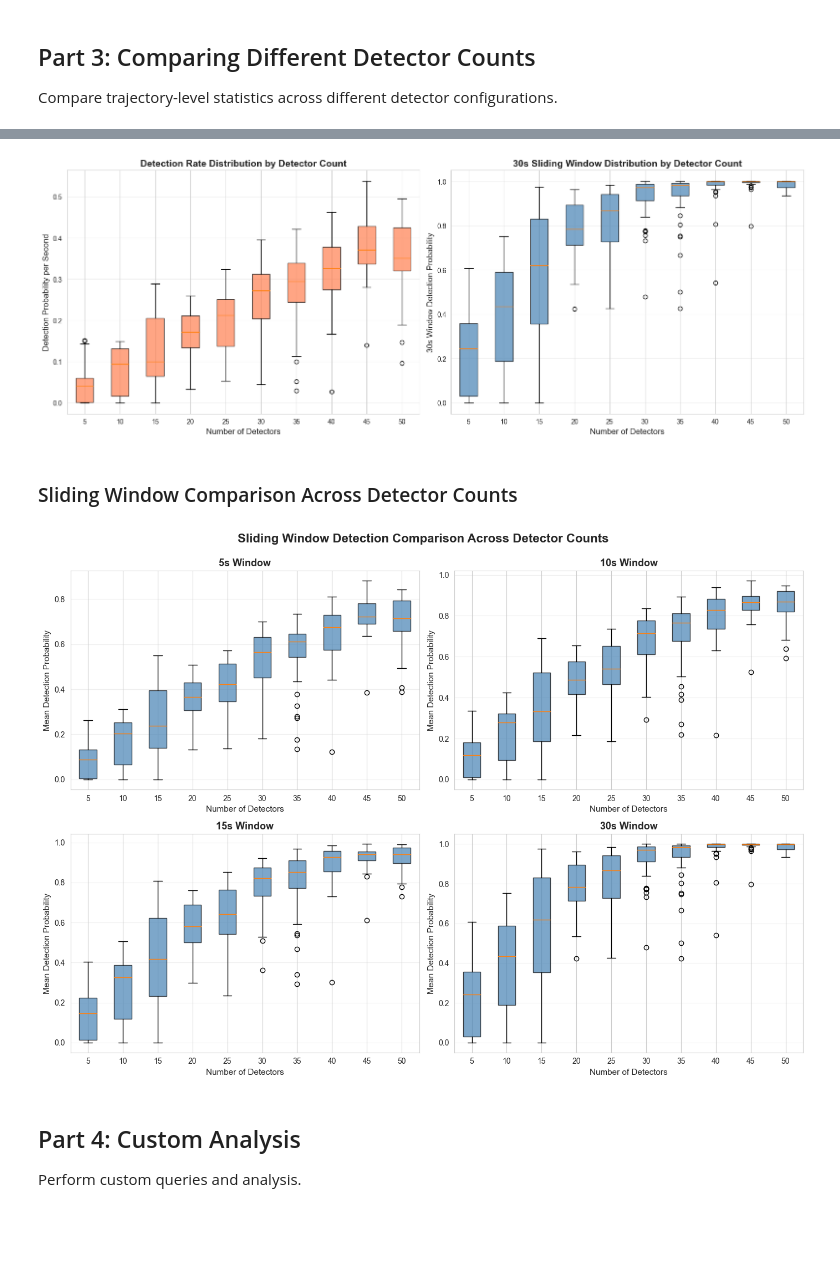
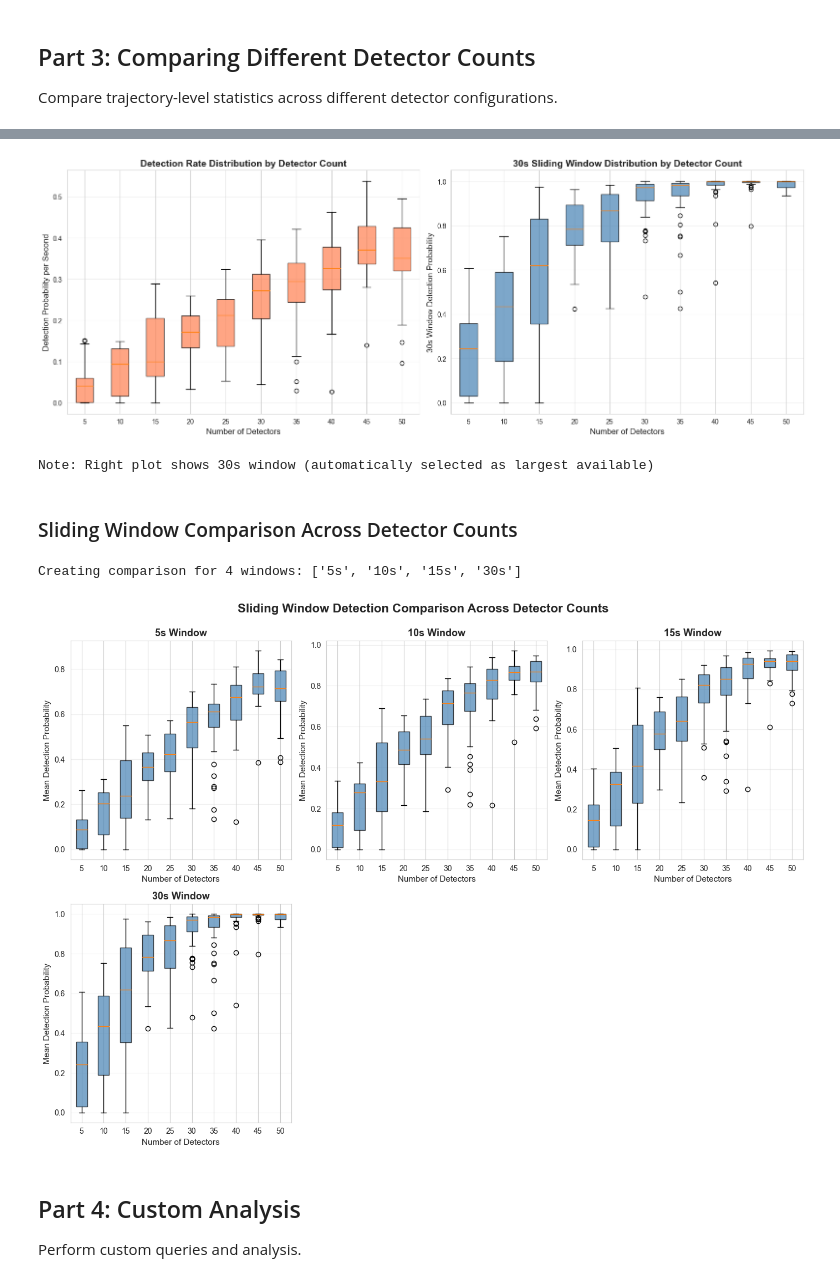
Before and after one commit to Mullerio/EDTHBerlin, a Jupyter notebook: analysis_demo.ipynb, the cells around one changed output, grey strips where cells are left out. Cells and saved outputs as stored; diff of their text form; code cells hidden in the pictures; blank space fills up the shorter version.

```diff
--- a/analysis_demo.ipynb
+++ b/analysis_demo.ipynb
@@ -127,6 +139,9 @@ n_detectors
 # %%
-# Detailed stats for specific window sizes
-for window in ['5s', '10s', '15s', '30s']:
+# Detailed stats for all available window sizes (dynamically detected)
+available_windows = sweep_analyzer.get_available_windows()
+print(f"\n=== Analyzing {len(available_windows)} sliding windows: {available_windows} ===")
+
+for window in available_windows:
     print(f"\n=== Sliding Window {window} ===")
     print(sweep_analyzer.sliding_window_stats(window))
 # %% [output]
@@ -209,9 +234,11 @@ plt.show()
 # %% [output]
 [figure]
 # %%
-# Sliding window statistics across all trajectories
-print("\n=== Sliding Window Statistics (across all trajectories) ===")
-for window in ['5s', '10s', '15s', '30s']:
+# Sliding window statistics across all trajectories (dynamically detected windows)
+traj_windows = traj_analyzer_15.get_available_windows()
+print(f"\n=== Sliding Window Statistics for {len(traj_windows)} windows: {traj_windows} ===")
+
+for window in traj_windows:
     stats = traj_analyzer_15.sliding_window_stats(window)
     print(f"\n{window} window:")
     for key, val in stats.items():
@@ -291,47 +324,67 @@ for n, analyzer in analyzers.items():
   Mean 30s window detection: 0.9868
   Std 30s window detection: 0.0195
 # %%
-# Box plot comparison
+# Box plot comparison (automatically uses largest available window)
 compare_detector_counts(trajectory_paths, figsize=(16, 6))
 plt.show()
+
+# Show which window was used
+largest_window = analyzers[detector_counts[0]].get_available_windows()[-1]
+print(f"\nNote: Right plot shows {largest_window} window (automatically selected as largest available)")
 # %% [output]
 [figure]
+Note: Right plot shows 30s window (automatically selected as largest available)
 # %% [markdown]
 ### Sliding Window Comparison Across Detector Counts
 # %%
 # Compare sliding window performance across detector counts
-window_sizes = ['5s', '10s', '15s', '30s']
+# Dynamically get all available windows
+window_sizes = analyzers[detector_counts[0]].get_available_windows()
+n_windows = len(window_sizes)
 
-fig, axes = plt.subplots(2, 2, figsize=(14, 10))
-axes = axes.flatten()
+# Calculate grid size dynamically
+n_cols = min(3, n_windows)
+n_rows = (n_windows + n_cols - 1) // n_cols
+
+print(f"Creating comparison for {n_windows} windows: {window_sizes}")
+fig, axes = plt.subplots(n_rows, n_cols, figsize=(14, 5*n_rows))
+if n_windows > 1:
+    axes = axes.flatten()
+else:
+    axes = [axes]
 
 for i, window in enumerate(window_sizes):
     ax = axes[i]
 
     # Collect data for this window across all detector counts
     data = []
     labels = []
     for n in detector_counts:
         col = f'sliding_window_{window}_mean'
         data.append(analyzers[n].df[col])
         labels.append(str(n))
 
     bp = ax.boxplot(data, labels=labels, patch_artist=True)
     for patch in bp['boxes']:
         patch.set_facecolor('steelblue')
         patch.set_alpha(0.7)
 
     ax.set_xlabel('Number of Detectors', fontsize=11)
     ax.set_ylabel('Mean Detection Probability', fontsize=11)
     ax.set_title(f'{window} Window', fontsize=13, fontweight='bold')
     ax.grid(True, alpha=0.3, axis='y')
 
+# Remove extra subplots if any
+for i in range(n_windows, len(axes)):
+    fig.delaxes(axes[i])
+
 plt.suptitle('Sliding Window Detection Comparison Across Detector Counts',
             fontsize=16, fontweight='bold', y=0.995)
 plt.tight_layout()
 plt.show()
 # %% [output]
+Creating comparison for 4 windows: ['5s', '10s', '15s', '30s']
-[figure, old version]
+[figure, new version]
 # %% [markdown]
 ## Part 4: Custom Analysis
 
```
Also changed, not shown: parts of 13 cells of this notebook, 3 other files.
